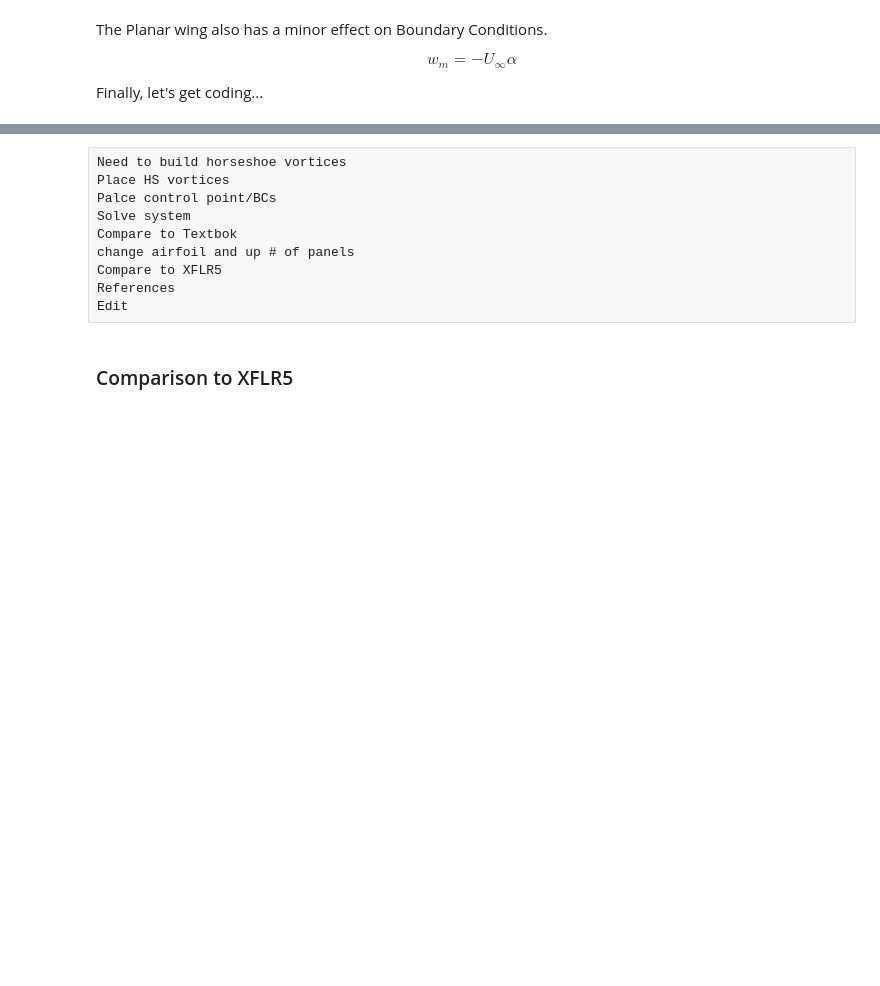
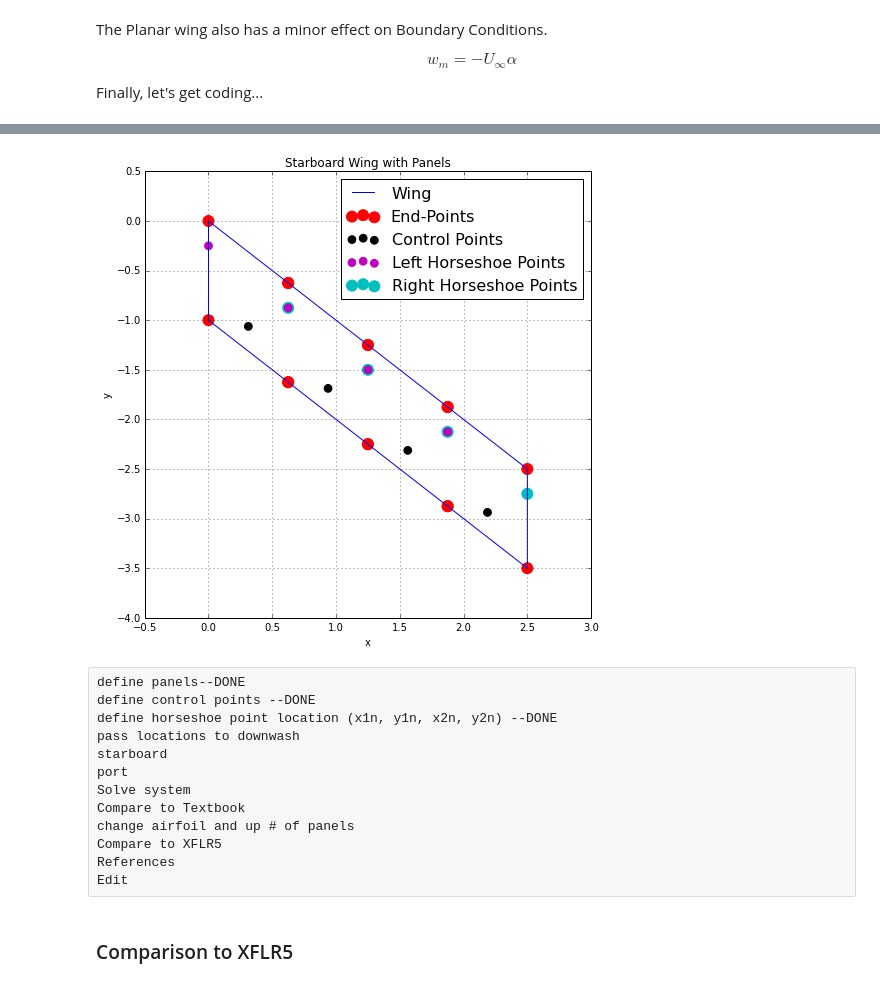
Before and after one commit to cbell14/Aero_Hydro, a Jupyter notebook: VLM.ipynb, the cells around one changed output, grey strips where cells are left out. Saved outputs shown, nothing was run; the diff lists cells and outputs as text; code cells hidden in the pictures; blank space fills up the shorter version.

Commit message:
Panel class working, rough workings of downwash class

```diff
--- a/VLM.ipynb
+++ b/VLM.ipynb
@@ -327,3 +371,37 @@ plt.plot(x, y, color='k', linestyle='-',linewidth=2);
+# %%
+N_panels = 4
+x_ends1 = np.linspace(0, x_max, N_panels + 1)
+y_ends1 = np.linspace(0, -(x_max-x_min), N_panels + 1)
+x_ends2 = x_ends1.copy()
+y_ends2 = y_ends1.copy() - 1
+
+panels = np.empty(N_panels, dtype=object)
+for i in xrange(N_panels):
+    panels[i] = Panel(x_ends1[i], y_ends1[i], x_ends1[i+1], y_ends1[i+1],\
+        x_ends2[i], y_ends2[i], x_ends2[i+1], y_ends2[i+1], chord, i, N_panels)
+
+%matplotlib inline
+size = 8
+plt.figure(figsize=(size,size))
+plt.grid(True)
+plt.xlabel('x')
+plt.ylabel('y')
+plt.xlim(x_min-0.5,x_max+0.5)
+plt.ylim(y_min-0.5,y_max+0.5)
+plt.plot(x, y, color='b', linestyle='-', linewidth=1)
+plt.scatter([p.x_square for p in panels],[p.y_square for p in panels],\
+    color='r', s=120)
+plt.scatter([p.x_control for p in panels],[p.y_control for p in panels],\
+    color='k',s=60)
+plt.scatter([p.x1n for p in panels],[p.y1n for p in panels],\
+    color='m', s=60, zorder=2)
+plt.scatter([p.x2n for p in panels],[p.y2n for p in panels],\
+    color='c', s=120, zorder=1)
+plt.legend(['Wing', 'End-Points', 'Control Points', 'Left Horseshoe Points',\
+    'Right Horseshoe Points'], loc='best', prop={'size':16})
+plt.title('Starboard Wing with Panels');
+# %% [output]
+[figure, added]
 # %%
 class Freestream:
     """Freestream conditions"""
@@ -354,9 +455,12 @@ class Downwash:
 # %% [raw]
-Need to build horseshoe vortices
-Place HS vortices
-Palce control point/BCs
+define panels--DONE
+define control points --DONE
+define horseshoe point location (x1n, y1n, x2n, y2n) --DONE
+pass locations to downwash
+starboard
+port
 Solve system
-Compare to Textbok
+Compare to Textbook
 change airfoil and up # of panels
 Compare to XFLR5
 References
```
Also changed, not shown: parts of 4 cells of this notebook, 2 other files.
